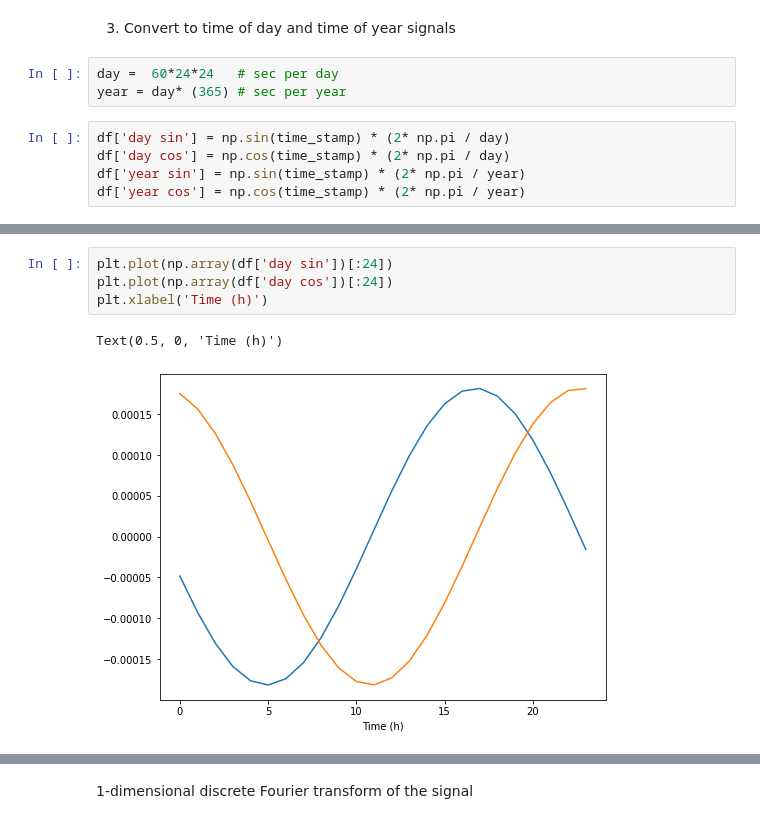
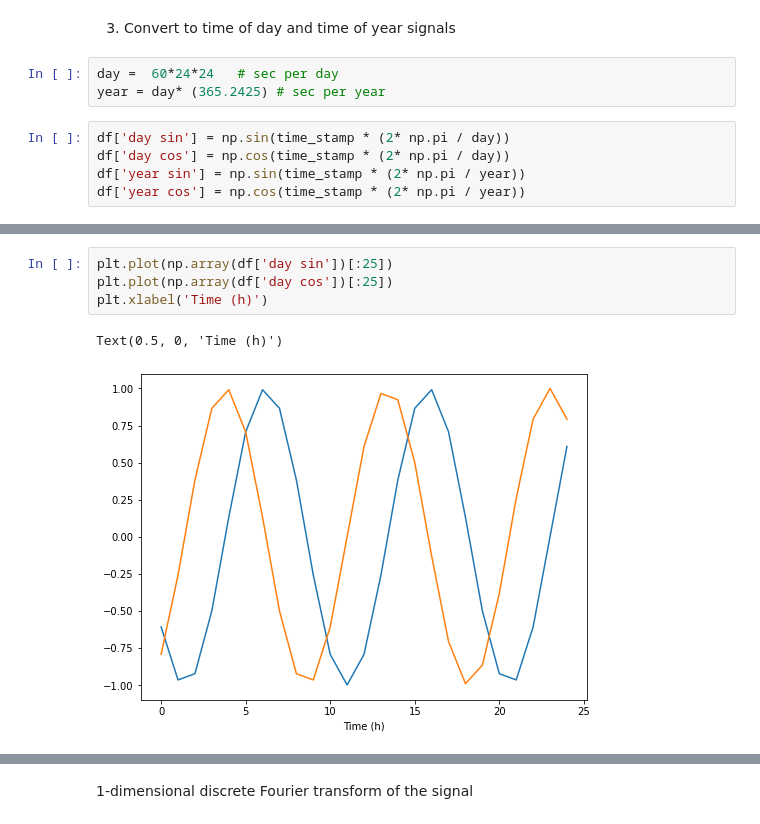
Before and after one commit to kopalgarg/time-series-forecasting, a Jupyter notebook: time_series_forecasting.ipynb, the cells around one changed output, grey strips where cells are left out. Drawn from its saved outputs; the diff is of its cells as text.

```diff
--- a/time_series_forecasting.ipynb
+++ b/time_series_forecasting.ipynb
@@ -169,12 +169,12 @@ Name: Date Time, Length: 70091, dtype: float64
 3) Convert to time of day and time of year signals
 # %%
 day =  60*24*24   # sec per day
-year = day* (365) # sec per year
+year = day* (365.2425) # sec per year
 # %%
-df['day sin'] = np.sin(time_stamp) * (2* np.pi / day)
-df['day cos'] = np.cos(time_stamp) * (2* np.pi / day)
-df['year sin'] = np.sin(time_stamp) * (2* np.pi / year)
-df['year cos'] = np.cos(time_stamp) * (2* np.pi / year)
+df['day sin'] = np.sin(time_stamp * (2* np.pi / day))
+df['day cos'] = np.cos(time_stamp * (2* np.pi / day))
+df['year sin'] = np.sin(time_stamp * (2* np.pi / year))
+df['year cos'] = np.cos(time_stamp * (2* np.pi / year))
 # %%
 df.head()
 # %% [output]
@@ -185,9 +185,9 @@ df.head()
 | 23 | 996.99 | -9.05 | 264.34 | -10.02 | 92.6 | 3.07 | 2.85 | 0.23 | ... |
 | 29 | 997.46 | -9.63 | 263.72 | -10.65 | 92.2 | 2.94 | 2.71 | 0.23 | ... |
 # %%
-plt.plot(np.array(df['day sin'])[:24])
-plt.plot(np.array(df['day cos'])[:24])
+plt.plot(np.array(df['day sin'])[:25])
+plt.plot(np.array(df['day cos'])[:25])
 plt.xlabel('Time (h)')
 # %% [output]
 Text(0.5, 0, 'Time (h)')
-[figure, old version]
+[figure, new version]
```
Also changed, not shown: parts of 16 cells of this notebook.
